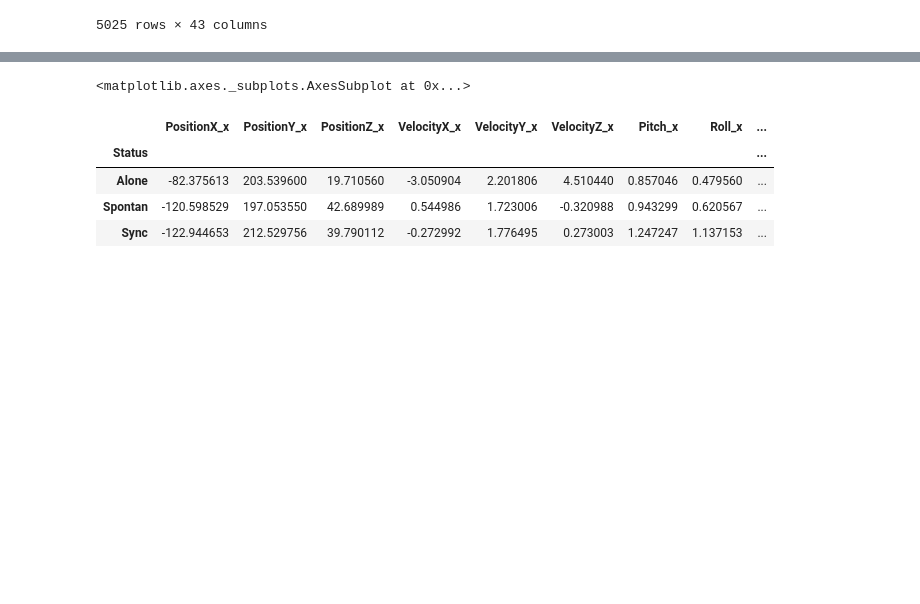
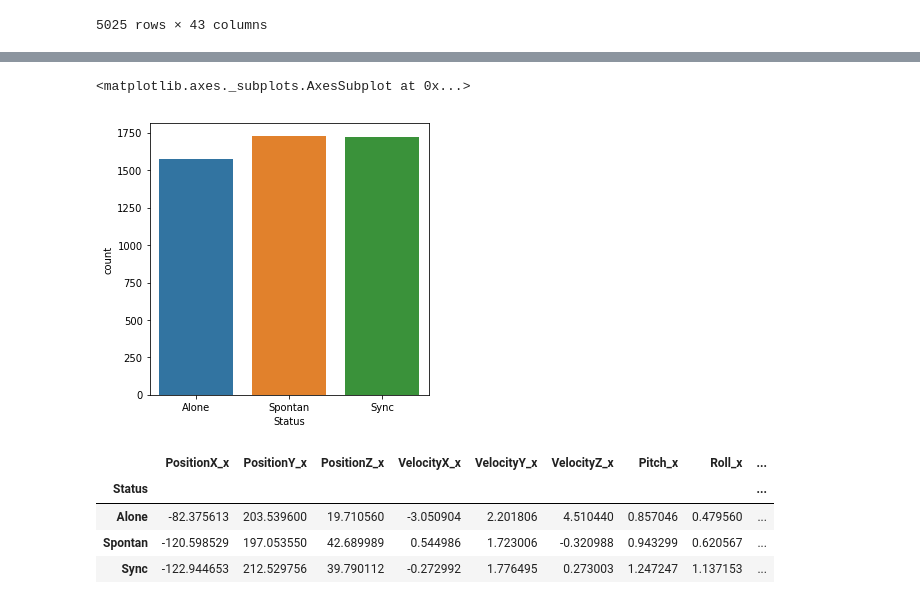
Before and after one commit to HilaShoshan/Hands-Movements-Classification, a Jupyter notebook: Hands Movements Classification.ipynb, the cells around one changed output, grey strips where cells are left out. Cells and saved outputs as stored; diff of their text form; code cells hidden in the pictures; blank space fills up the shorter version.

```diff
--- a/Hands Movements Classification.ipynb
+++ b/Hands Movements Classification.ipynb
@@ -452,6 +449,6 @@ data
 | 100499 | Yoel | Sync | 856.0964 | 67297 | left | 2 | -76.485460 | 165.9167 | -19.661590 | ... |
 5025 rows × 43 columns
 # %%
-plt.figure(figsize = (4,4))
+plt.figure(figsize = (5,5))
 sns.countplot(x = "Status", data = data)
 # %% [output]
@@ -460,4 +455,5 @@ sns.countplot(x = "Status", data = data)
 <matplotlib.axes._subplots.AxesSubplot at 0x...>
+[figure, added]
 # %%
 data.groupby(['Status']).mean().drop(['Time', 'FrameID', '#hands'], axis=1)
 # %% [output]
```
Also changed, not shown: parts of 21 cells of this notebook.
